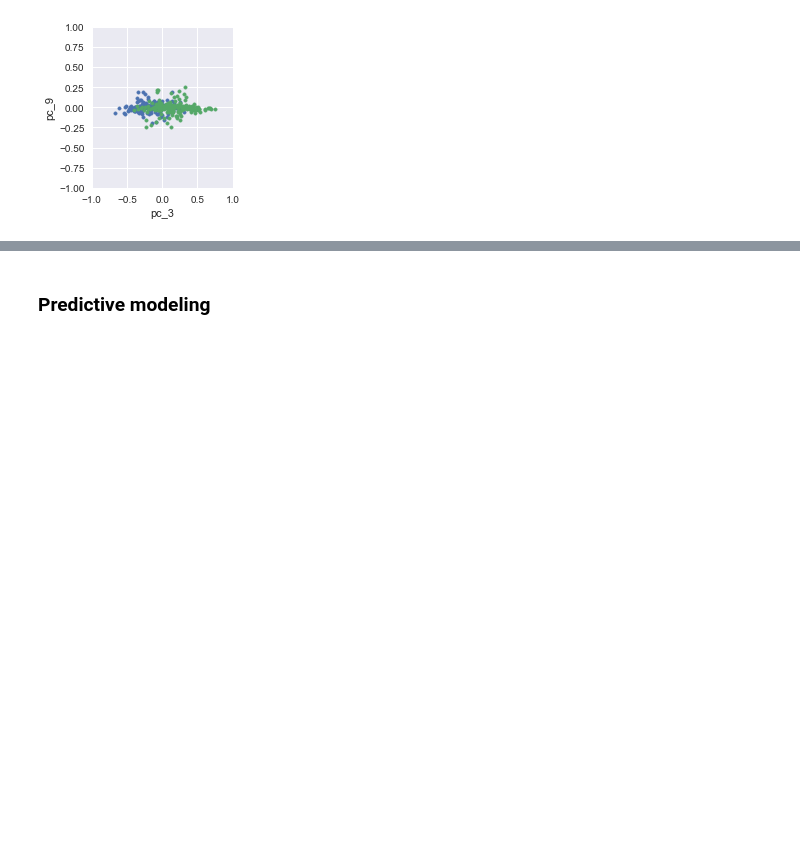
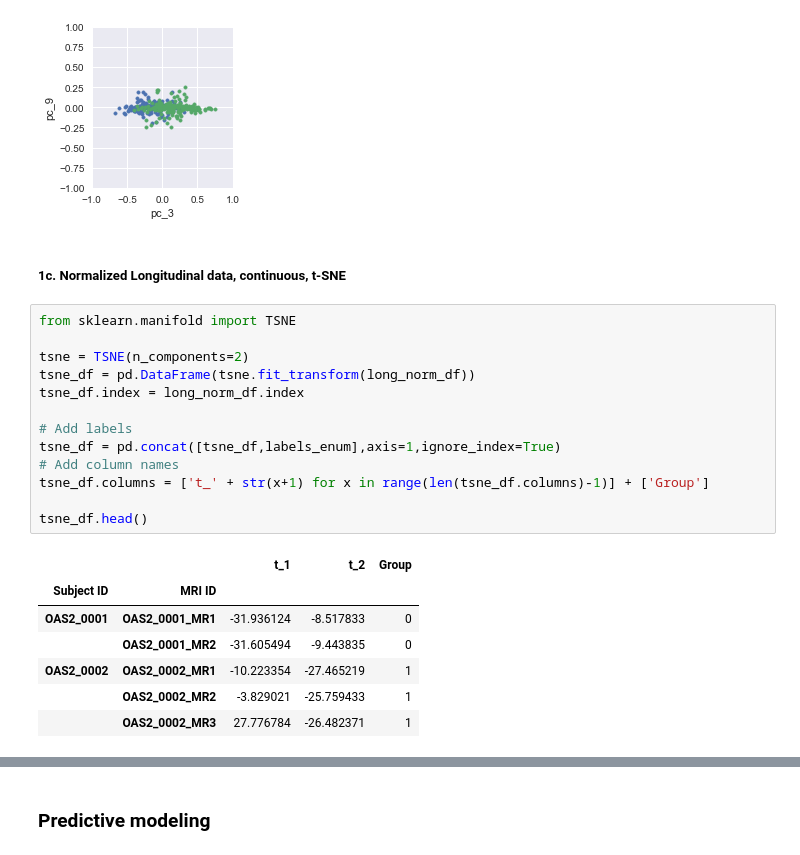
Before and after one commit to jlouie3/Conda_Notebooks, a Jupyter notebook: Projects/DementiaPrediction/1_Intro_and_Import.ipynb, the cells around one changed output, grey strips where cells are left out. Saved outputs shown, nothing was run; the diff lists cells and outputs as text; blank space fills up the shorter version.

```diff
--- a/Projects/DementiaPrediction/1_Intro_and_Import.ipynb
+++ b/Projects/DementiaPrediction/1_Intro_and_Import.ipynb
@@ -227,3 +227,26 @@ g = sns.FacetGrid(data=pca_df, hue='Group', xlim=(-1,1), ylim=(-1,1))
 g = g.map(plt.scatter, "pc_3", "pc_9", marker='.')
 # %% [output]
 [figure]
+# %% [markdown]
+##### 1c. Normalized Longitudinal data, continuous, t-SNE
+# %%
+from sklearn.manifold import TSNE
+
+tsne = TSNE(n_components=2)
+tsne_df = pd.DataFrame(tsne.fit_transform(long_norm_df))
+tsne_df.index = long_norm_df.index
+
+# Add labels
+tsne_df = pd.concat([tsne_df,labels_enum],axis=1,ignore_index=True)
+# Add column names
+tsne_df.columns = ['t_' + str(x+1) for x in range(len(tsne_df.columns)-1)] + ['Group']
+
+tsne_df.head()
+# %% [output]
+|  |  | t_1 | t_2 | Group |
+| Subject ID | MRI ID |  |  |  |
+| OAS2_0001 | OAS2_0001_MR1 | -31.936124 | -8.517833 | 0 |
+|  | OAS2_0001_MR2 | -31.605494 | -9.443835 | 0 |
+| OAS2_0002 | OAS2_0002_MR1 | -10.223354 | -27.465219 | 1 |
+|  | OAS2_0002_MR2 | -3.829021 | -25.759433 | 1 |
+|  | OAS2_0002_MR3 | 27.776784 | -26.482371 | 1 |
```
Also changed, not shown: parts of 1 cell of this notebook.
